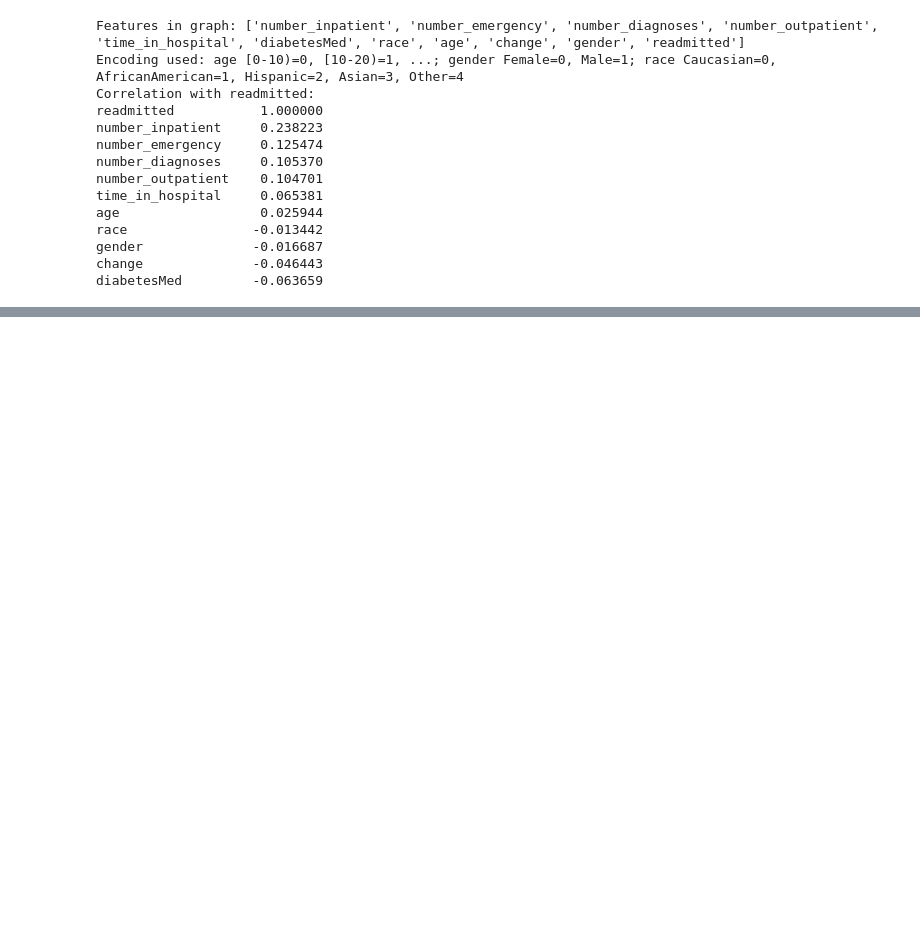
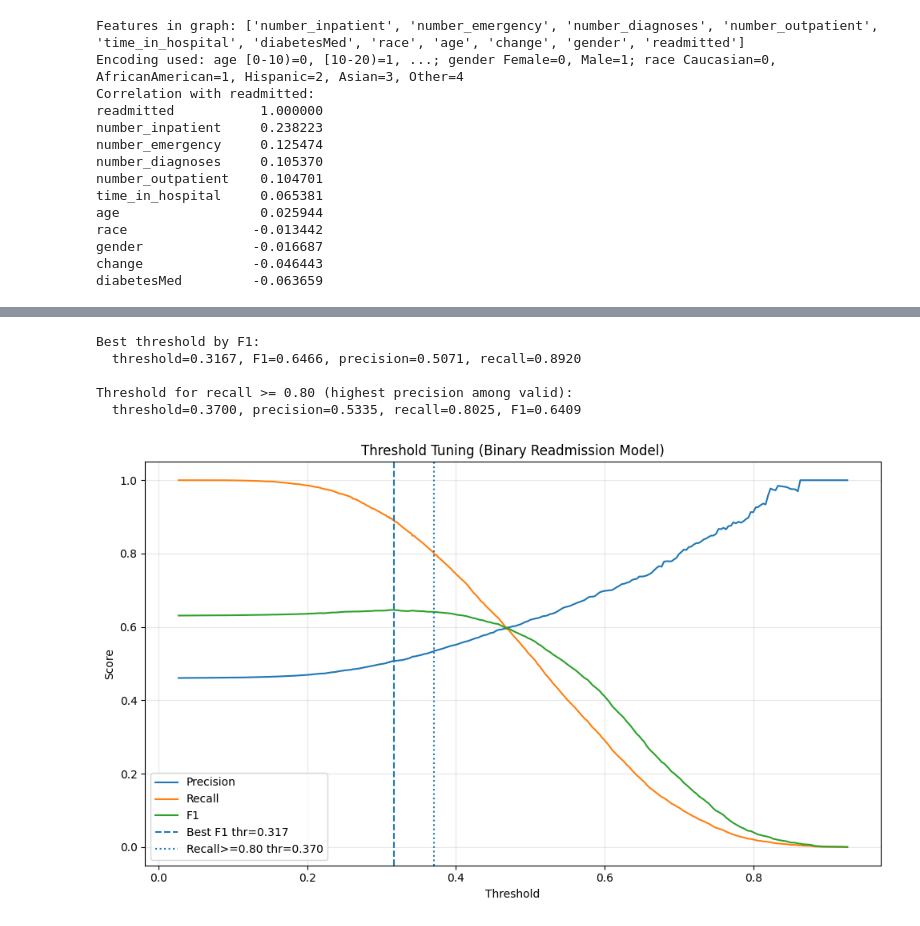
Before and after one commit to aron-lif-8157/Intro-ML-project, a Jupyter notebook: project.ipynb, the cells around one changed output, grey strips where cells are left out. Saved outputs shown, nothing was run; the diff lists cells and outputs as text; code cells hidden in the pictures; blank space fills up the shorter version.

```diff
--- a/project.ipynb
+++ b/project.ipynb
@@ -432,0 +727,70 @@ diabetesMed         -0.063659
+# %%
+import numpy as np
+import pandas as pd
+import matplotlib.pyplot as plt
+from sklearn.metrics import precision_recall_curve, f1_score, precision_score, recall_score
+
+# Threshold tuning from existing model outputs: y_test and y_prob
+precision, recall, thresholds = precision_recall_curve(y_test, y_prob)
+
+# precision_recall_curve returns one extra precision/recall point vs thresholds
+prec_t = precision[:-1]
+rec_t = recall[:-1]
+
+# Avoid divide-by-zero
+f1_scores = np.where((prec_t + rec_t) > 0, 2 * prec_t * rec_t / (prec_t + rec_t), 0)
+
+# 1) Best threshold by F1
+best_idx = int(np.argmax(f1_scores))
+best_thr = float(thresholds[best_idx])
+best_f1 = float(f1_scores[best_idx])
+
+# 2) Threshold with recall >= target (choose one with highest precision)
+target_recall = 0.80
+valid_idx = np.where(rec_t >= target_recall)[0]
+
+if len(valid_idx) > 0:
+    best_prec_idx = valid_idx[np.argmax(prec_t[valid_idx])]
+    recall_thr = float(thresholds[best_prec_idx])
+    recall_prec = float(prec_t[best_prec_idx])
+    recall_rec = float(rec_t[best_prec_idx])
+else:
+    recall_thr = None
+    recall_prec = None
+    recall_rec = None
+
+# Evaluate both thresholds on hard predictions
+y_pred_best_f1 = (y_prob >= best_thr).astype(int)
+print('Best threshold by F1:')
+print(f'  threshold={best_thr:.4f}, F1={best_f1:.4f}, precision={precision_score(y_test, y_pred_best_f1):.4f}, recall={recall_score(y_test, y_pred_best_f1):.4f}')
+
+if recall_thr is not None:
+    y_pred_target_rec = (y_prob >= recall_thr).astype(int)
+    print(f'\nThreshold for recall >= {target_recall:.2f} (highest precision among valid):')
+    print(f'  threshold={recall_thr:.4f}, precision={recall_prec:.4f}, recall={recall_rec:.4f}, F1={f1_score(y_test, y_pred_target_rec):.4f}')
+else:
+    print(f'\nNo threshold reached recall >= {target_recall:.2f}.')
+
+# Plot Precision/Recall/F1 vs threshold
+fig, ax = plt.subplots(figsize=(10, 6))
+ax.plot(thresholds, prec_t, label='Precision')
+ax.plot(thresholds, rec_t, label='Recall')
+ax.plot(thresholds, f1_scores, label='F1')
+ax.axvline(best_thr, linestyle='--', linewidth=1.5, label=f'Best F1 thr={best_thr:.3f}')
+if recall_thr is not None:
+    ax.axvline(recall_thr, linestyle=':', linewidth=1.5, label=f'Recall>=0.80 thr={recall_thr:.3f}')
+
+ax.set_title('Threshold Tuning (Binary Readmission Model)')
+ax.set_xlabel('Threshold')
+ax.set_ylabel('Score')
+ax.grid(alpha=0.3)
+ax.legend()
+plt.tight_layout()
+plt.show()
+# %% [output]
+Best threshold by F1:
+  threshold=0.3167, F1=0.6466, precision=0.5071, recall=0.8920
+
+Threshold for recall >= 0.80 (highest precision among valid):
+  threshold=0.3700, precision=0.5335, recall=0.8025, F1=0.6409
+[figure, added]
```
Also changed, not shown: parts of 9 cells of this notebook, 3 other files.
